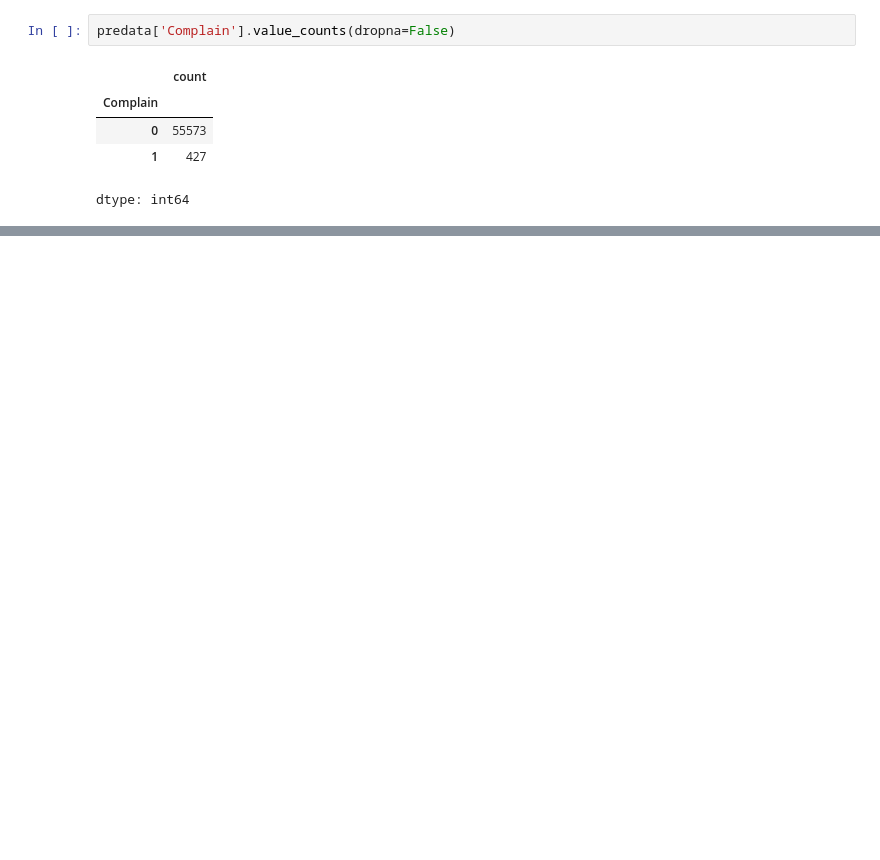
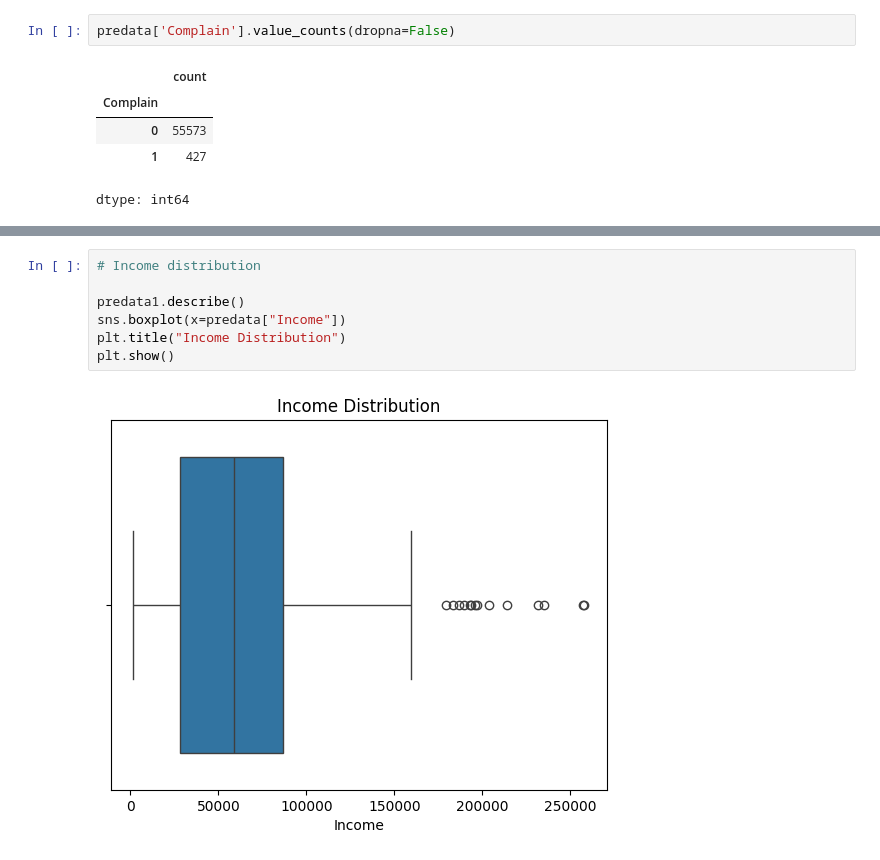
Before and after one commit to dharanigs-19/Mini-Project, a Jupyter notebook: Mini_Project_2.ipynb, the cells around one changed output, grey strips where cells are left out. Cells and saved outputs as stored; diff of their text form; blank space fills up the shorter version.

```diff
--- a/Mini_Project_2.ipynb
+++ b/Mini_Project_2.ipynb
@@ -264,0 +313,9 @@ dtype: int64
+# %%
+# Income distribution
+
+predata1.describe()
+sns.boxplot(x=predata["Income"])
+plt.title("Income Distribution")
+plt.show()
+# %% [output]
+[figure, added]
```
Also changed, not shown: parts of 28 cells of this notebook.
